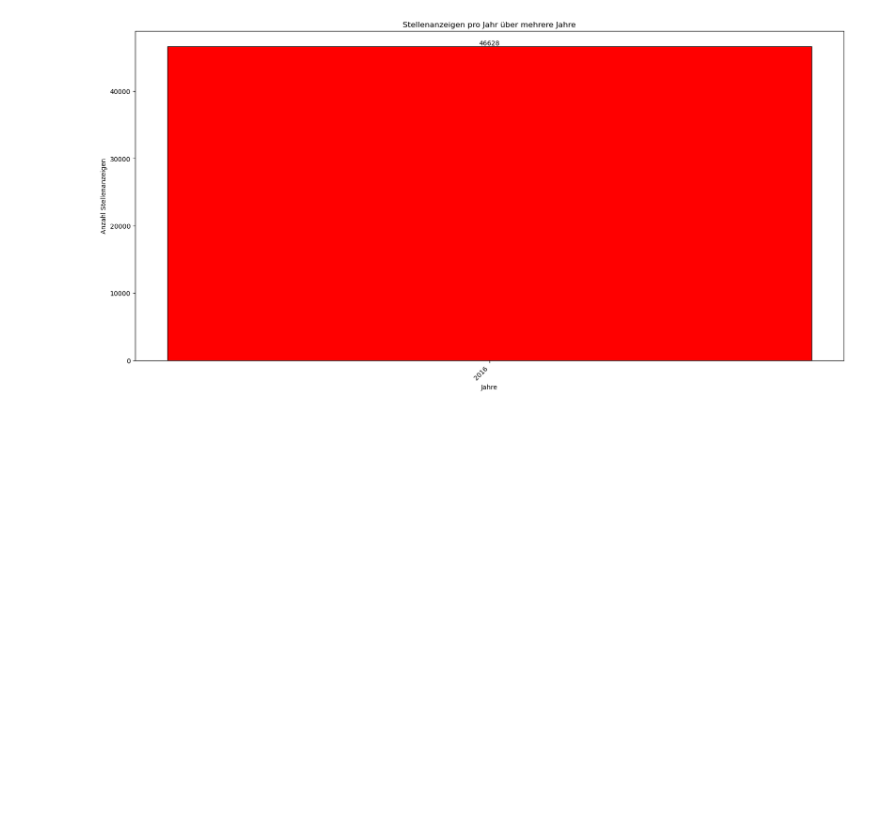
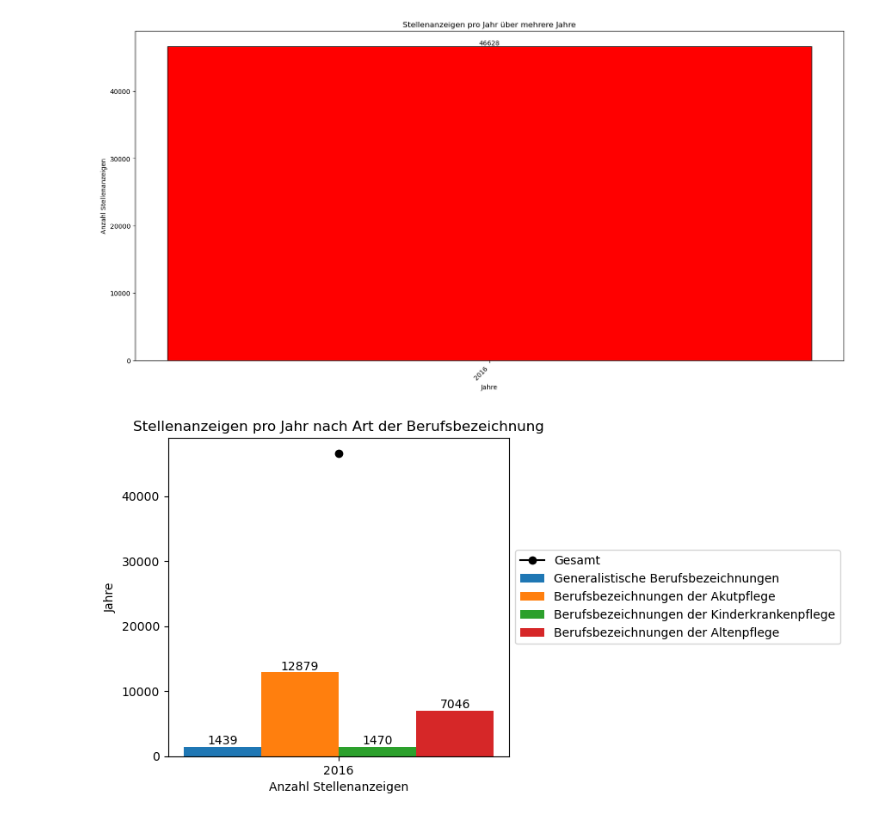
Before and after one commit to jabr-he/stea, a Jupyter notebook: run_prod_allyears.ipynb, the cells around one changed output. Cells and saved outputs as stored; diff of their text form; code cells hidden in the pictures; blank space fills up the shorter version.

Commit message:
added bar chart in the end

```diff
--- a/run_prod_allyears.ipynb
+++ b/run_prod_allyears.ipynb
@@ -542,8 +579,8 @@ plt.show()
 # %%
 # Bar: Alle SteA pro Jahr absolut
 bar_colors = ["red", "blue", "green", "orange", "purple", "cyan", "brown", "pink", "lime", "yellow"]
-xyears = np.arange(len(sorted_years))
-yyears = [year_counts.get(year, 0) for year in sorted_years]  # Fehlende Jahre = 0
+xyears = np.arange(len(all_years))
+yyears = [year_counts.get(year, 0) for year in all_years]  # Fehlende Jahre = 0
 
 # Erstelle das Balkendiagramm für die Jahresaggregation
 fig, ax = plt.subplots(figsize=(16, 8), constrained_layout=True)
@@ -557,7 +594,7 @@ for rect in bartwo:
 
 # Achsenbeschriftung & Titel
 ax.set_xticks(xyears)
-ax.set_xticklabels(sorted_years, rotation=45, ha='right')
+ax.set_xticklabels(all_years, rotation=45, ha='right')
 ax.set_xlabel('Jahre')
 ax.set_ylabel('Anzahl Stellenanzeigen')
 ax.set_title('Stellenanzeigen pro Jahr über mehrere Jahre')
@@ -566,6 +603,59 @@ ax.set_title('Stellenanzeigen pro Jahr über mehrere Jahre')
 plt.show()
 # %% [output]
 [figure]
+# %%
+# Bar: SteA pro Jahr nach Gruppe (alle SteA pro Gruppe --> mit Überschneidungen zu anderen Gruppen) mit Kurve alle SteA --> absolut
+bar_colors = ["red", "blue", "green", "orange", "purple", "cyan", "brown", "pink", "lime", "yellow"]
+xyears = np.arange(len(all_years))
+add_ap = []
+add_kh = []
+add_ki = []
+add_gen = []
+add_all = []
+width = 0.2  # the width of the bars
+fig, ax = plt.subplots()
+int_years = list(map(int, years))
+for yearint in int_years:
+    year = str(yearint)
+    add_ap.append(count_ap_oza[year])
+    add_kh.append(count_kh_oza[year])
+    add_ki.append(count_ki_oza[year])
+    add_gen.append(count_gen_oza[year])
+    add_all.append(count_all_oza[year])
+rects1 = ax.bar(xyears - 1.5*width, add_gen, width, label='Generalistische Berufsbezeichnungen')
+rects2 = ax.bar(xyears - 0.5*width, add_kh, width, label='Berufsbezeichnungen der Akutpflege')
+rects3 = ax.bar(xyears + 0.5*width, add_ki, width, label='Berufsbezeichnungen der Kinderkrankenpflege')
+rects4 = ax.bar(xyears + 1.5*width, add_ap, width, label='Berufsbezeichnungen der Altenpflege')
+ax.plot(xyears, add_all, marker='o', color='black', label='Gesamt')
+for rect in rects1:
+    height = rect.get_height()
+    ax.text(rect.get_x() + rect.get_width() / 2, height + 0.5, str(height),
+            ha='center', va='bottom')
+for rect in rects2:
+    height = rect.get_height()
+    ax.text(rect.get_x() + rect.get_width() / 2, height + 0.5, str(height),
+            ha='center', va='bottom')
+for rect in rects3:
+    height = rect.get_height()
+    ax.text(rect.get_x() + rect.get_width() / 2, height + 0.5, str(height),
+            ha='center', va='bottom')
+for rect in rects4:
+    height = rect.get_height()
+    ax.text(rect.get_x() + rect.get_width() / 2, height + 0.5, str(height),
+            ha='center', va='bottom')
+# Labels and title
+ax.set_xlabel('Anzahl Stellenanzeigen')
+ax.set_ylabel('Jahre')
+ax.set_title('Stellenanzeigen pro Jahr nach Art der Berufsbezeichnung')
+ax.set_xticks(xyears)
+ax.set_xticklabels(years)
+box = ax.get_position()
+ax.set_position([box.x0, box.y0, box.width * 0.8, box.height])
+# Put a legend to the right of the current axis
+ax.legend(loc='center left', bbox_to_anchor=(1, 0.5))
+plt.show()
+# %% [output]
+[figure, added]
 # %%
 # Genauere Betracht nur von den count_x_oza Werten --> diese sprechen die einzelne Gruppe x an, auch wenn andere
 # Gruppen ebenfalls in der SteA genannt werden, so richtet sich diese doch auf jeden Fall an Gruppe X
```
Also changed, not shown: parts of 3 cells of this notebook.
